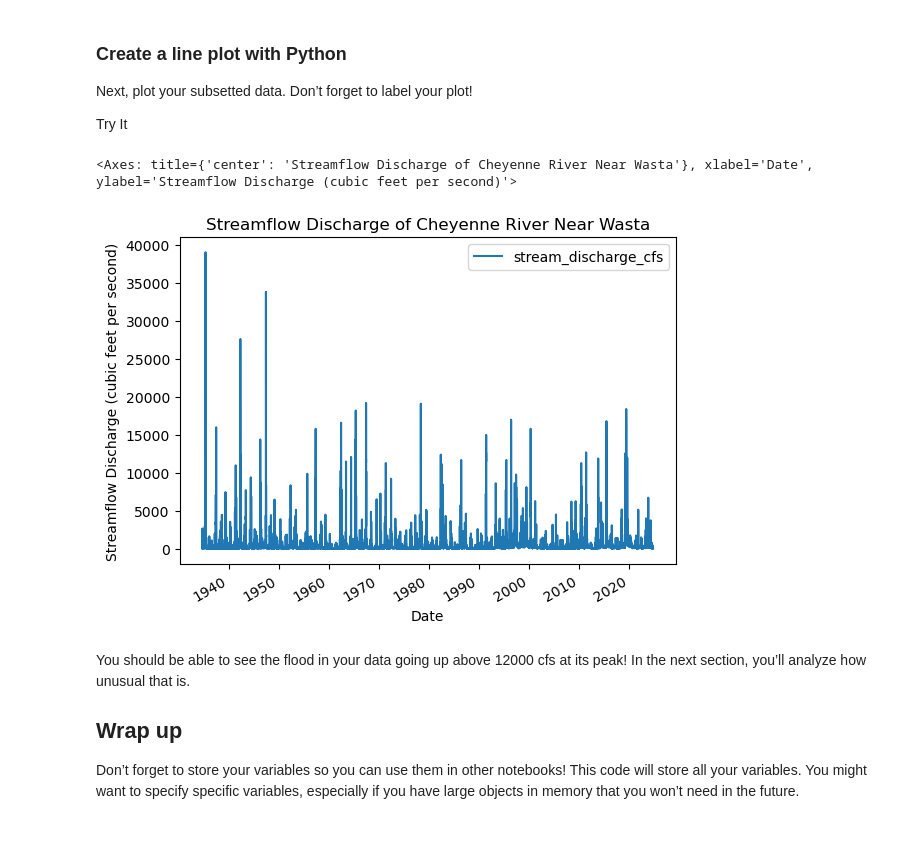
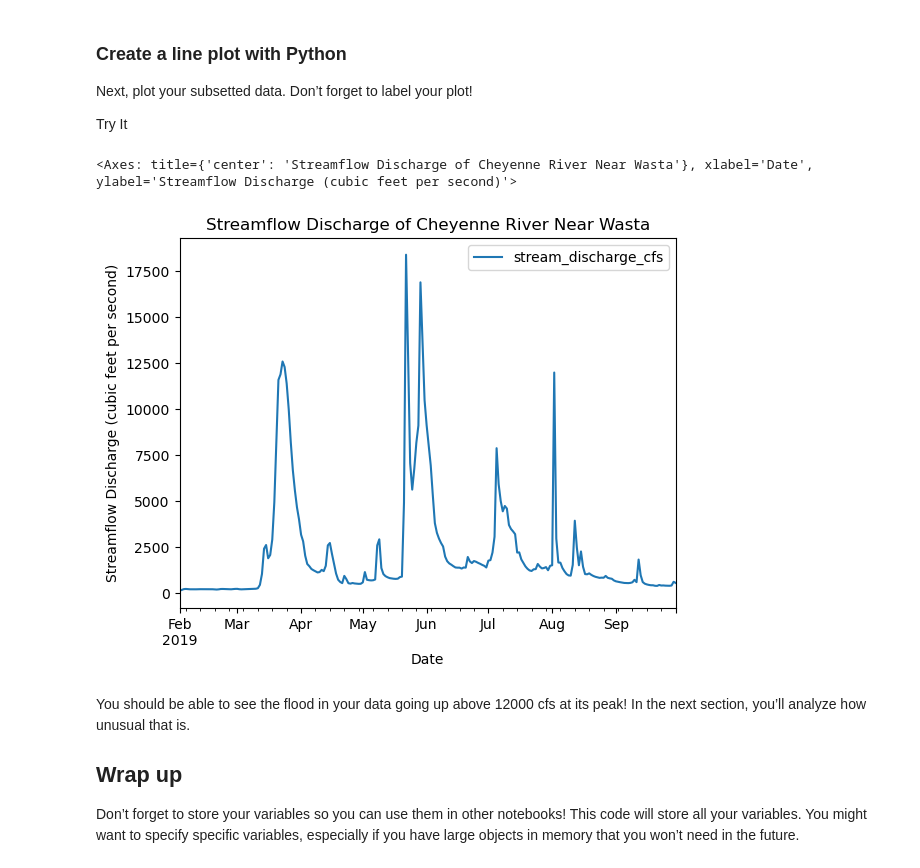
Before and after one commit to cu-esiil-edu/02-flood-rachelsadler, a Jupyter notebook: notebooks/flood-03-plot.ipynb, the cells around one changed output. Drawn from its saved outputs; the diff is of its cells as text; code cells hidden in the pictures; blank space fills up the shorter version.

```diff
--- a/notebooks/flood-03-plot.ipynb
+++ b/notebooks/flood-03-plot.ipynb
@@ -50,7 +50,8 @@ end of the cell for testing.</li>
 You can find some [examples of subsetting time series data in the
 textbook](https://www.earthdatascience.org/courses/use-data-open-source-python/use-time-series-data-in-python/date-time-types-in-pandas-python/subset-time-series-data-python/).
 # %%
-discharge_df.loc['2019-02':'2019-09']
+discharge2019=discharge_df.loc['2019-02':'2019-09']
+discharge2019
 # %% [output]
 |  | stream_discharge_cfs |
 | datetime |  |
@@ -74,15 +75,15 @@ Next, plot your subsetted data. Don’t forget to label your plot!
 <link rel="stylesheet" type="text/css" href="./assets/styles.css"><div class="callout callout-style-default callout-titled callout-task"><div class="callout-header"><div class="callout-icon-container"><i class="callout-icon"></i></div><div class="callout-title-container flex-fill">Try It</div></div><div class="callout-body-container callout-body"></div></div>
 # %%
 (
-    discharge_df
+    discharge2019
     .plot(
         xlabel='Date',
         ylabel='Streamflow Discharge (cubic feet per second)',
         title='Streamflow Discharge of Cheyenne River Near Wasta')
 )
 # %% [output]
 <Axes: title={'center': 'Streamflow Discharge of Cheyenne River Near Wasta'}, xlabel='Date', ylabel='Streamflow Discharge (cubic feet per second)'>
-[figure, old version]
+[figure, new version]
 # %% [markdown]
 You should be able to see the flood in your data going up above 12000
 cfs at its peak! In the next section, you’ll analyze how unusual that
```
Also changed, not shown: parts of 1 cell of this notebook, 2 other files.
